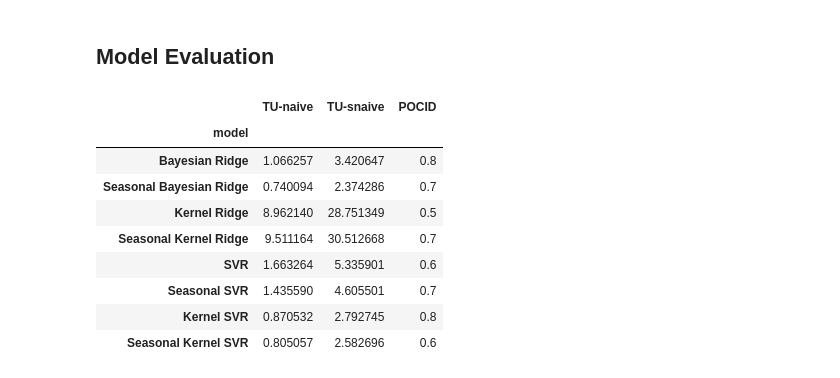
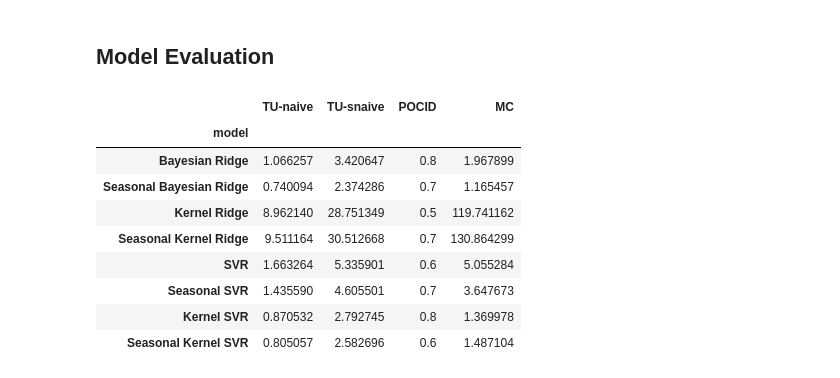
Before and after one commit to GDalforno/STL-Hybrid, a Jupyter notebook: EDA/Chicken.ipynb, the cells around one changed output. Drawn from its saved outputs; the diff is of its cells as text; code cells hidden in the pictures.

Commit message:
Add multi criteria metric

```diff
--- a/EDA/Chicken.ipynb
+++ b/EDA/Chicken.ipynb
@@ -163,37 +163,39 @@ plot_predictions(data[1], y_sksvr, "Seasonal Kernel SVR")
 # %%
 maes = np.array([
     mean_absolute_error(data[1], y_br), mean_absolute_error(data[1], y_sbr), mean_absolute_error(data[1], y_kr),
     mean_absolute_error(data[1], y_skr), mean_absolute_error(data[1], y_svr), mean_absolute_error(data[1], y_ssvr),
     mean_absolute_error(data[1], y_ksvr), mean_absolute_error(data[1], y_sksvr)
 ])
 
 pocids = np.array([
     pocid(data[1], y_br), pocid(data[1], y_sbr), pocid(data[1], y_kr), pocid(data[1], y_skr),
     pocid(data[1], y_svr), pocid(data[1], y_ssvr), pocid(data[1], y_ksvr), pocid(data[1], y_sksvr)
 ])
 
 tu_naive = maes / mean_absolute_error(data[1], y_naive)
 tu_snaive = maes / mean_absolute_error(data[1], y_snaive)
 
 error_table = {
     "model" : [
         "Bayesian Ridge", "Seasonal Bayesian Ridge", "Kernel Ridge", "Seasonal Kernel Ridge",
         "SVR", "Seasonal SVR", "Kernel SVR", "Seasonal Kernel SVR"],
     "TU-naive" : tu_naive,
     "TU-snaive" : tu_snaive,
     "POCID" : pocids
 }
 
 df = pd.DataFrame(error_table)
-df.set_index("model")
+df = df.set_index("model")
+df["MC"] = [multi_criteria(df.loc[i,:]) for i in df.index]
+df
 # %% [output]
-|  | TU-naive | TU-snaive | POCID |
-| model |  |  |  |
-| Bayesian Ridge | 1.066257 | 3.420647 | 0.8 |
-| Seasonal Bayesian Ridge | 0.740094 | 2.374286 | 0.7 |
-| Kernel Ridge | 8.962140 | 28.751349 | 0.5 |
-| Seasonal Kernel Ridge | 9.511164 | 30.512668 | 0.7 |
-| SVR | 1.663264 | 5.335901 | 0.6 |
-| Seasonal SVR | 1.435590 | 4.605501 | 0.7 |
-| Kernel SVR | 0.870532 | 2.792745 | 0.8 |
-| Seasonal Kernel SVR | 0.805057 | 2.582696 | 0.6 |
+|  | TU-naive | TU-snaive | POCID | MC |
+| model |  |  |  |  |
+| Bayesian Ridge | 1.066257 | 3.420647 | 0.8 | 1.967899 |
+| Seasonal Bayesian Ridge | 0.740094 | 2.374286 | 0.7 | 1.165457 |
+| Kernel Ridge | 8.962140 | 28.751349 | 0.5 | 119.741162 |
+| Seasonal Kernel Ridge | 9.511164 | 30.512668 | 0.7 | 130.864299 |
+| SVR | 1.663264 | 5.335901 | 0.6 | 5.055284 |
+| Seasonal SVR | 1.435590 | 4.605501 | 0.7 | 3.647673 |
+| Kernel SVR | 0.870532 | 2.792745 | 0.8 | 1.369978 |
+| Seasonal Kernel SVR | 0.805057 | 2.582696 | 0.6 | 1.487104 |
```
Also changed, not shown: parts of 1 cell of this notebook, 14 other files.
